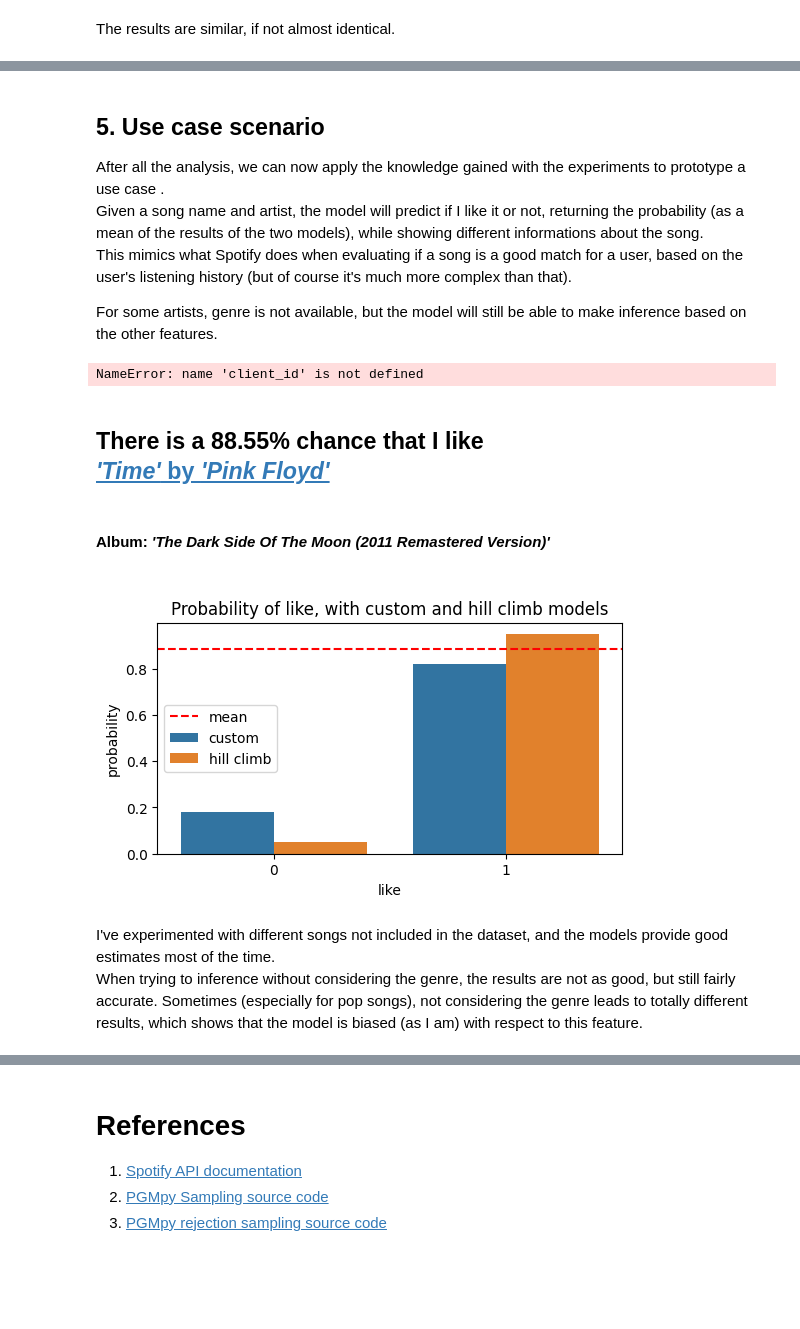
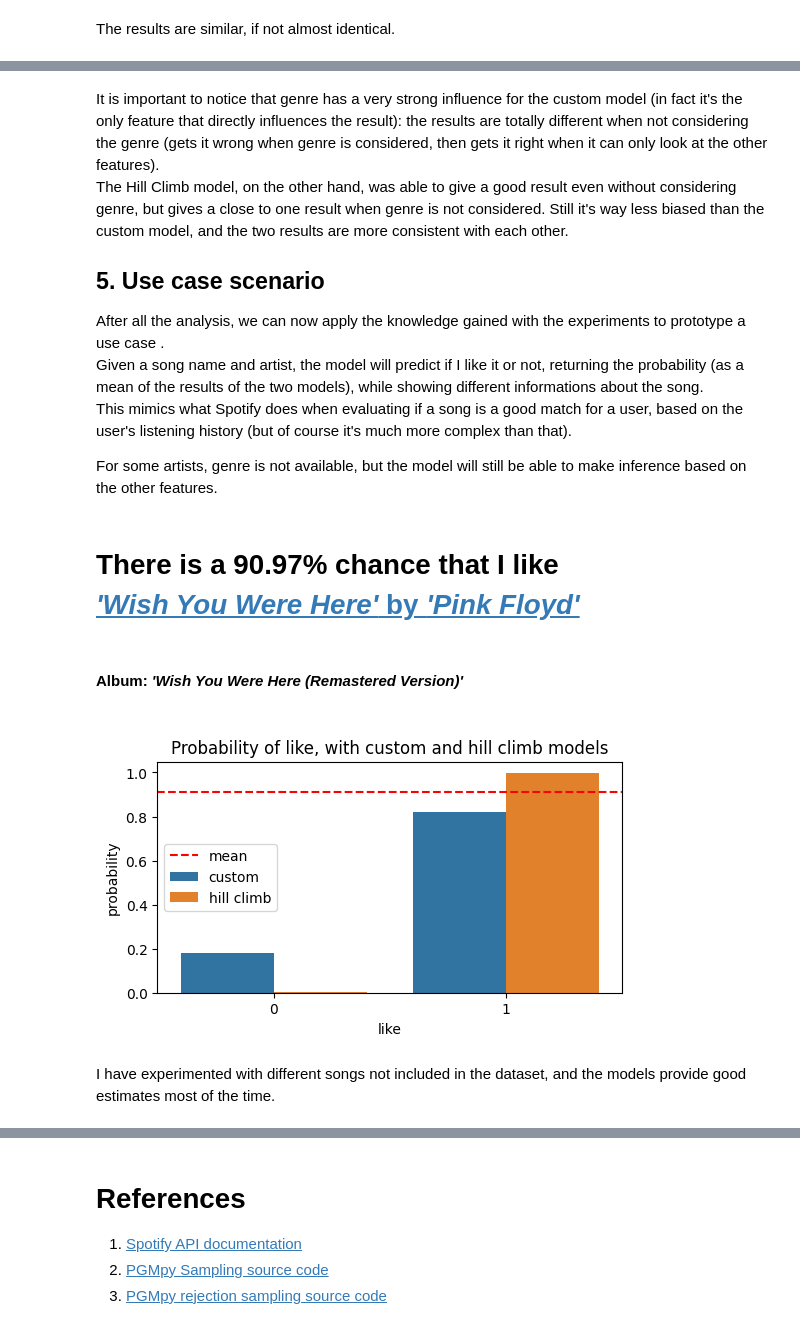
Before and after one commit to danielenapo/Bayesify, a Jupyter notebook: Bayesify.ipynb, the cells around one changed output, grey strips where cells are left out. Saved outputs shown, nothing was run; the diff lists cells and outputs as text; code cells hidden in the pictures; blank space fills up the shorter version.

```diff
--- a/Bayesify.ipynb
+++ b/Bayesify.ipynb
@@ -342,11 +345,17 @@ Now, we want to examine how much the genre impacts the results: We are going to
 # %%
 evidence1={'danceability': 1.0, 'energy': 1.0, 'acousticness': 4.0, 'instrumentalness': 0, 'valence': 0.0, 'tempo': 4.0, 'genre': 11.0}
 evidence2={'danceability': 1.0, 'energy': 1.0, 'acousticness': 4.0, 'instrumentalness': 0, 'valence': 0.0, 'tempo': 4.0}
-#with genre
+#CUSTOM
 infer_custom_ve=VariableElimination(custom_model)
 q1 = infer_custom_ve.query(variables=var, evidence=evidence1)
-#without genre
 q2 = infer_custom_ve.query(variables=var, evidence=evidence2)
+#HC
+infer_hc=VariableElimination(hc_model)
+q3 = infer_hc.query(variables=var, evidence=evidence1)
+q4 = infer_hc.query(variables=var, evidence=evidence2)
 plot_inference([q1,q2], 'like', ['with genre', "without genre"], size=(6,3))
-plt.title("Inference with and without genre")
+plt.title("CUSTOM MODEL")
+plot_inference([q3,q4], 'like', ['with genre', "without genre"], size=(6,3))
+plt.title("HILL CLIMB MODEL")
+plt.show()
 # %% [output]
@@ -355,4 +364,6 @@ Text(0.5, 1.0, 'Inference with and without genre')
 # %% [markdown]
+It is important to notice that genre has a very strong influence for the custom model (in fact it's the only feature that directly influences the result): the results are totally different when not considering the genre (gets it wrong when genre is considered, then gets it right when it can only look at the other features).<br>
+The Hill Climb model, on the other hand, was able to give a good result even without considering genre, but gives a close to one result when genre is not considered. Still it's way less biased than the custom model, and the two results are more consistent with each other.
 ## <b>5. Use case scenario</b> <a class="anchor" id="5-use-case-scenario"></a>
 After all the analysis, we can now apply the knowledge gained with the experiments to prototype a use case  .<br>
 Given a song name and artist, the model will predict if I like it or not, returning the probability (as a mean of the results of the two models), while showing different informations about the song.
@@ -366,7 +377,8 @@ from spotipy.oauth2 import SpotifyOAuth
 from IPython.display import display, Markdown
 from sklearn.preprocessing import MinMaxScaler
 from sklearn.preprocessing import KBinsDiscretizer
-
+client_id = "" #insert client id
+client_secret = "" #insert client secret
 
 sp = spotipy.Spotify(auth_manager=SpotifyOAuth(client_id=client_id, client_secret=client_secret, redirect_uri="http://localhost:8888/callback"))
 
@@ -386,7 +398,6 @@ def preprocessing(track_features):
     est = KBinsDiscretizer(n_bins=5, encode='ordinal', strategy='uniform')
     rawData[['loudness', 'valence', 'acousticness', 'danceability', 'energy', 'tempo']] = est.fit_transform(rawData[['loudness', 'valence', 'acousticness', 'danceability', 'energy', 'tempo']])
     rawData['instrumentalness']= rawData["instrumentalness"].apply(lambda x: 1 if x>0.25 else 0)
-    #return final dataframe
     df=rawData.tail(1)
     rawData=0
     df=df.drop(df.columns[0], axis=1)
@@ -441,22 +452,19 @@ def inference(name, artist, verbose=False, genre=True):
     plt.title("Probability of like, with custom and hill climb models")
     plt.axhline(y=(q_custom.values[1]+q_hc.values[1])/2, color='r', linestyle='--', label="mean")
     plt.legend()
-    display(Markdown("## There is a <b>{:.2f}%</b> chance that I like <br> <a href='{}'>_'{}'_ by _'{}'_</a>".format(((q_custom.values[1]+q_hc.values[1])/2)*100, track_link, name, artist)))
+    display(Markdown("# There is a <b>{:.2f}%</b> chance that I like <br> <a href='{}'>_'{}'_ by _'{}'_</a>".format(((q_custom.values[1]+q_hc.values[1])/2)*100, track_link, name, artist)))
     display(Markdown("#### Album: _'{}'_".format(album_name)))
     display(Markdown("<image src='{}' width='300' height='300'>".format(album_image_link)))
-# %% [output]
-NameError: name 'client_id' is not defined
 # %%
-name="Time"
+name="Wish You Were Here"
 artist="Pink Floyd"
 inference(name, artist)
 # %% [output]
-## There is a <b>88.55%</b> chance that I like <br> <a href='https://open.spotify.com/track/4xHWH1jwV5j4mBYRhxPbwZ'>_'Time'_ by _'Pink Floyd'_</a>
+# There is a <b>90.97%</b> chance that I like <br> <a href='https://open.spotify.com/track/7aE5WXu5sFeNRh3Z05wwu4'>_'Wish You Were Here'_ by _'Pink Floyd'_</a>
-#### Album: _'The Dark Side Of The Moon (2011 Remastered Version)'_
+#### Album: _'Wish You Were Here (Remastered Version)'_
-<image src='https://i.scdn.co/image/ab67616d0000b273d3709135d1005baa36939d80' width='300' height='300'>
+<image src='https://i.scdn.co/image/ab67616d0000b273df3aa3f27dfda3285ca7a2e5' width='300' height='300'>
-[figure, old version]
+[figure, new version]
 # %% [markdown]
-I've experimented with different songs not included in the dataset, and the models provide good estimates most of the time.<br>
-When trying to inference without considering the genre, the results are not as good, but still fairly accurate. Sometimes (especially for pop songs), not considering the genre leads to totally different results, which shows that the model is biased (as I am) with respect to this feature.
+I have experimented with different songs not included in the dataset, and the models provide good estimates most of the time.<br>
 # %% [markdown]
 ## <b>6. Conclusion</b> <a class="anchor" id="6-conclusion"></a>
```
Also changed, not shown: parts of 20 cells of this notebook.
